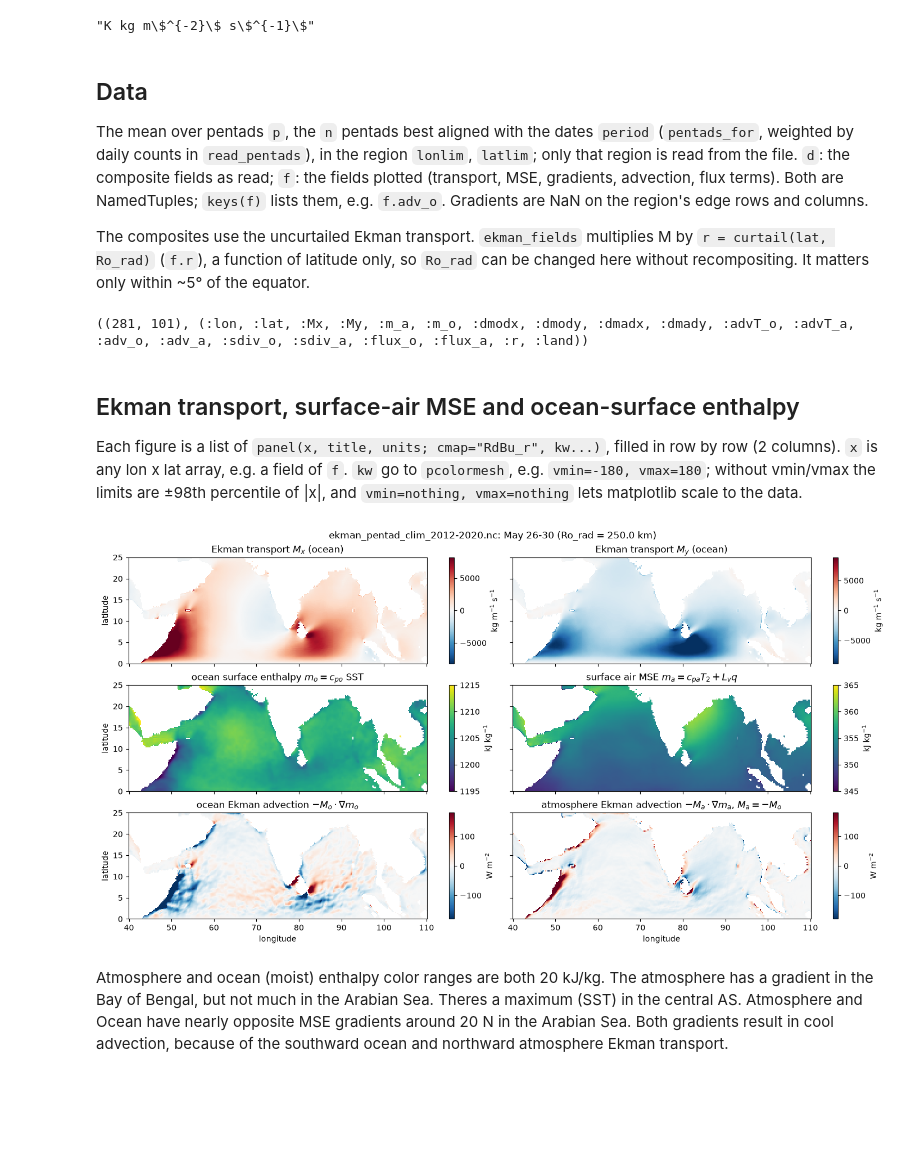
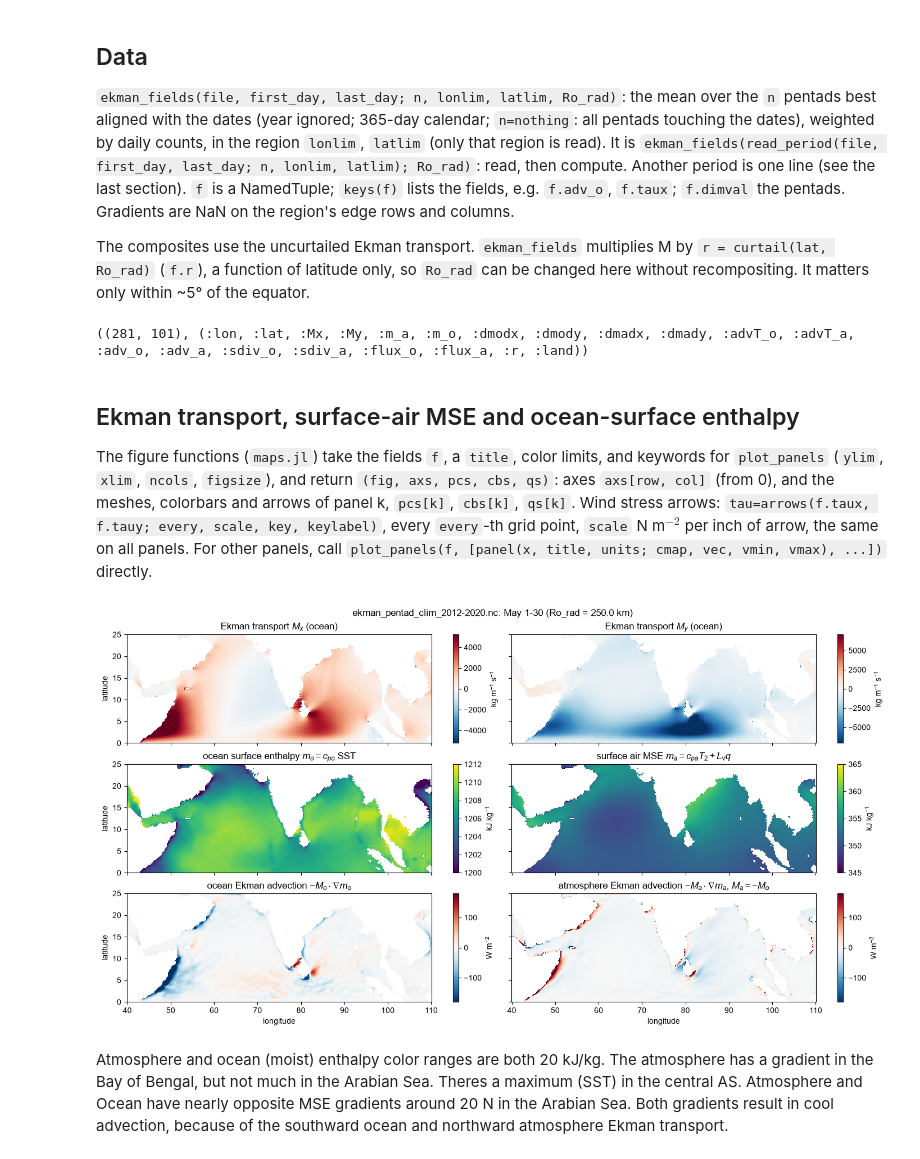
Before and after one commit to deszoeke/ekman-astz, a Jupyter notebook: plot/ekman_plots.ipynb, the cells around one changed output. Drawn from its saved outputs; the diff is of its cells as text; code cells hidden in the pictures; blank space fills up the shorter version.

```diff
--- a/plot/ekman_plots.ipynb
+++ b/plot/ekman_plots.ipynb
@@ -7,50 +13,36 @@ Kernel: "Julia", the juliaup default Julia, started with `--project=@.`, which f
 # %%
-using Revise
-includet("ekman_V_ma_mo_plot.jl")
+using Revise, Dates
+includet("composites.jl") # reading composites, computing fields
+includet("maps.jl")       # plotting
+
+# display settings, which depend on the platform; change them here if figures look wrong or hang
+plot_defaults!(; dpi=100) # inline figure size on screen (inches x dpi); fonts=[...]: font list
+PythonPlot.svg(false)     # true: inline SVG, which scales to the pane (maps are rasterized, so it stays small)
-# %% [output]
-"K kg m\$^{-2}\$ s\$^{-1}\$"
 # %% [markdown]
 ## Data
-The mean over pentads `p`, the `n` pentads best aligned with the dates `period` (`pentads_for`, weighted by daily counts in `read_pentads`), in the region `lonlim`, `latlim`; only that region is read from the file. `d`: the composite fields as read; `f`: the fields plotted (transport, MSE, gradients, advection, flux terms). Both are NamedTuples; `keys(f)` lists them, e.g. `f.adv_o`. Gradients are NaN on the region's edge rows and columns.
+`ekman_fields(file, first_day, last_day; n, lonlim, latlim, Ro_rad)`: the mean over the `n` pentads best aligned with the dates (year ignored; 365-day calendar; `n=nothing`: all pentads touching the dates), weighted by daily counts, in the region `lonlim`, `latlim` (only that region is read). It is `ekman_fields(read_period(file, first_day, last_day; n, lonlim, latlim); Ro_rad)`: read, then compute. Another period is one line (see the last section). `f` is a NamedTuple; `keys(f)` lists the fields, e.g. `f.adv_o`, `f.taux`; `f.dimval` the pentads. Gradients are NaN on the region's edge rows and columns.
 
 The composites use the uncurtailed Ekman transport. `ekman_fields` multiplies M by `r = curtail(lat, Ro_rad)` (`f.r`), a function of latitude only, so `Ro_rad` can be changed here without recompositing. It matters only within ~5° of the equator.
 # %%
-using Dates
 file = "../ekman_pentad_clim_2012-2020.nc"
-# averaging period: the n pentads that best cover these dates (year ignored; 365-day calendar)
-period = (Date(2001, 5, 1), Date(2001, 5, 31)) # May
-p = pentads_for(period...; n=6) # 25:30 = May 1-30; n=nothing: all pentads touching the dates
 lonlim, latlim = (40, 110), (0, 25) # degrees: Indian Ocean; only this region is read
-advlim = 180   # W m^-2, color limit for the enthalpy advection panels
 Ro_rad = 250e3 # m, curtail M by r = 1 - exp(-y^2/Ro_rad^2) near the equator (plotting only)
-d = read_pentads(file, p; lonlim, latlim) # nobs-weighted mean over pentads p
-f = ekman_fields(d; Ro_rad)
-first_day, last_day = first(pentad_dates(first(p))), last(pentad_dates(last(p))) # days averaged
-dates = Dates.format(first_day, "u d") * "-" * Dates.format(last_day, month(last_day) == month(first_day) ? "d" : "u d")
-figtitle = "$(basename(file)): $dates (Ro_rad = $(Ro_rad/1e3) km)"
-size(f.Mx), keys(f)
+figtitle(f) = "$(basename(file)): $(period_label(f.dimval)) (Ro_rad = $(Ro_rad/1e3) km)"
+
+# May: the 6 pentads best aligned with May (year ignored): pentads 25:30, May 1-30
+f = ekman_fields(file, Date(2001, 5, 1), Date(2001, 5, 31); n=6, lonlim, latlim, Ro_rad)
+f.dimval, size(f.Mx), keys(f)
 # %% [output]
 ((281, 101), (:lon, :lat, :Mx, :My, :m_a, :m_o, :dmodx, :dmody, :dmadx, :dmady, :advT_o, :advT_a, :adv_o, :adv_a, :sdiv_o, :sdiv_a, :flux_o, :flux_a, :r, :land))
 # %% [markdown]
 ## Ekman transport, surface-air MSE and ocean-surface enthalpy
-Each figure is a list of `panel(x, title, units; cmap="RdBu_r", kw...)`, filled in row by row (2 columns). `x` is any lon x lat array, e.g. a field of `f`. `kw` go to `pcolormesh`, e.g. `vmin=-180, vmax=180`; without vmin/vmax the limits are ±98th percentile of |x|, and `vmin=nothing, vmax=nothing` lets matplotlib scale to the data.
+The figure functions (`maps.jl`) take the fields `f`, a `title`, color limits, and keywords for `plot_panels` (`ylim`, `xlim`, `ncols`, `figsize`), and return `(fig, axs, pcs, cbs, qs)`: axes `axs[row, col]` (from 0), and the meshes, colorbars and arrows of panel k, `pcs[k]`, `cbs[k]`, `qs[k]`. Wind stress arrows: `tau=arrows(f.taux, f.tauy; every, scale, key, keylabel)`, every `every`-th grid point, `scale` N m$^{-2}$ per inch of arrow, the same on all panels. For other panels, call `plot_panels(f, [panel(x, title, units; cmap, vec, vmin, vmax), ...])` directly.
 # %%
-panels1 = [
-    panel(f.Mx, raw"Ekman transport $M_x$ (ocean)", raw"kg m$^{-1}$ s$^{-1}$"),
-    panel(f.My, raw"Ekman transport $M_y$ (ocean)", raw"kg m$^{-1}$ s$^{-1}$"),
-    panel(f.m_o ./ 1e3, raw"ocean surface enthalpy $m_o = c_{po}$ SST", raw"kJ kg$^{-1}$"; cmap="viridis", vmin=1195, vmax=1215),
-    panel(f.m_a ./ 1e3, raw"surface air MSE $m_a = c_{pa} T_2 + L_v q$", raw"kJ kg$^{-1}$"; cmap="viridis", vmin=345, vmax=365),
-    panel(f.adv_o, raw"ocean Ekman advection $-M_o \cdot \nabla m_o$", flux_units; vmin=-advlim, vmax=advlim),
-    panel(f.adv_a, raw"atmosphere Ekman advection $-M_a \cdot \nabla m_a$, $M_a = -M_o$", flux_units; vmin=-advlim, vmax=advlim)
-    ]
-fig1, axs1 = plot_panels(f.lon, f.lat, panels1; land=f.land, suptitle=figtitle);
-for ax in axs1.flat
-    ax.set_ylim(latlim...); # axes are shared: sets all panels
-    ax.set_aspect("equal")
-end
-# fig1.savefig("ekman_V_ma_mo_pentad$p.png")
+fig1, axs1, pcs1, cbs1, qs1 = fig_transport_mse(f; title=figtitle(f), mo_lims=(1200, 1212), ma_lims=(345, 365), advlim=180, ylim=latlim);
+# adjust here, e.g. cbs1[3].set_ticks(1200:3:1212); axs1[0, 0].set_xlim(50, 100); qs1[1].set_color("w")
+# fig1.savefig("ekman_V_ma_mo_$(period_tag(f.dimval)).png"; bbox_inches="tight")
 # %% [output]
-[figure, old version]
+[figure, new version]
 # %% [markdown]
 Atmosphere and ocean (moist) enthalpy color ranges are both 20 kJ/kg. The atmosphere has a gradient in the Bay of Bengal, but not much in the Arabian Sea. Theres a maximum (SST) in the central AS. Atmosphere and Ocean have nearly opposite MSE gradients around 20 N in the Arabian Sea. Both gradients result in cool advection, because of the southward ocean and northward atmosphere Ekman transport.
 # %%
```
Also changed, not shown: parts of 10 cells of this notebook, 6 other files.
